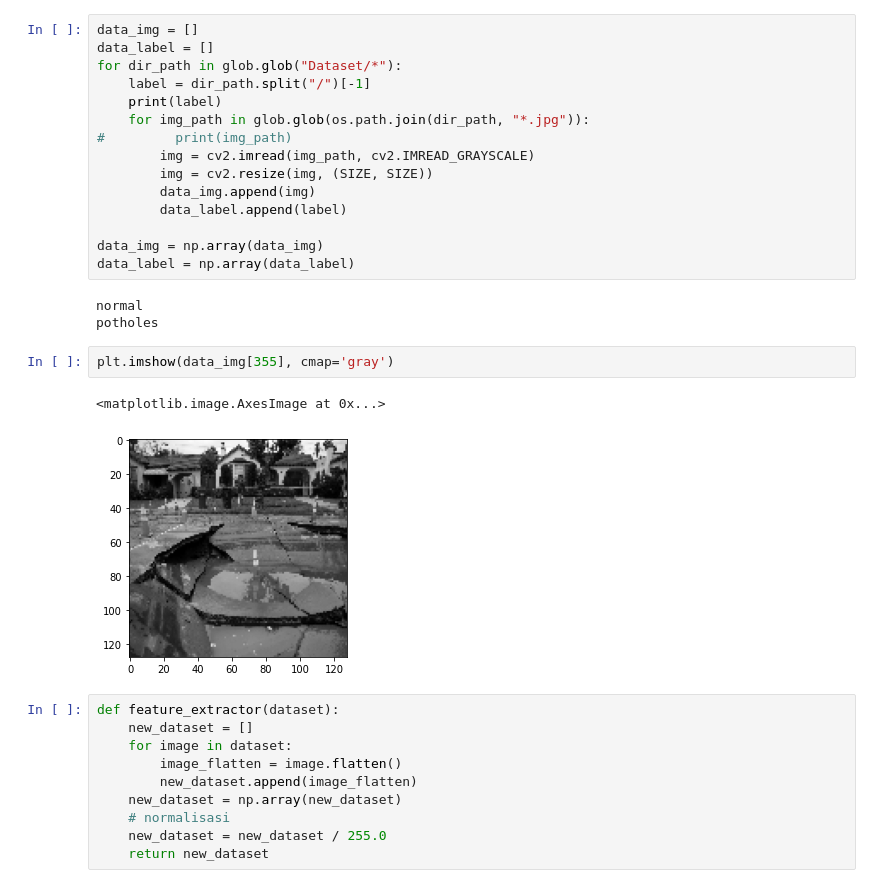
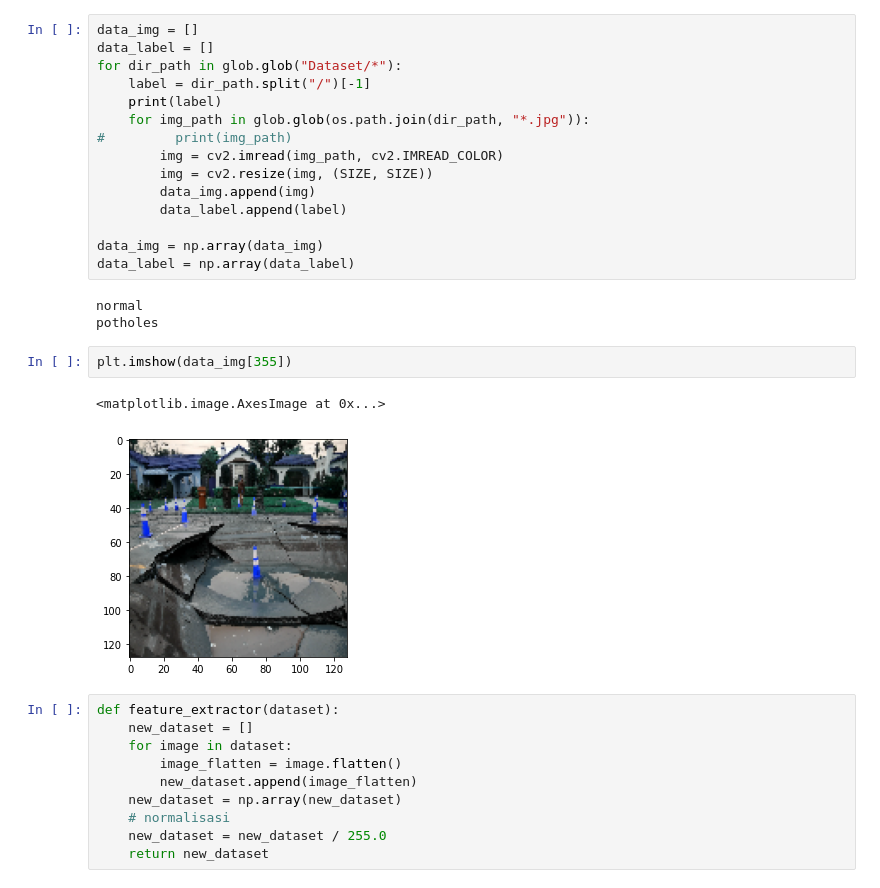
Before and after one commit to azisanw19/pothole-detection-privat, a Jupyter notebook: svm.ipynb, the cells around one changed output. Saved outputs shown, nothing was run; the diff lists cells and outputs as text.

Commit message:
color tidak ada preprocess

```diff
--- a/svm.ipynb
+++ b/svm.ipynb
@@ -18,7 +18,7 @@ for dir_path in glob.glob("Dataset/*"):
     print(label)
     for img_path in glob.glob(os.path.join(dir_path, "*.jpg")):
 #         print(img_path)
-        img = cv2.imread(img_path, cv2.IMREAD_GRAYSCALE)
+        img = cv2.imread(img_path, cv2.IMREAD_COLOR)
         img = cv2.resize(img, (SIZE, SIZE))
         data_img.append(img)
         data_label.append(label)
@@ -29,10 +29,10 @@ data_label = np.array(data_label)
 normal
 potholes
 # %%
-plt.imshow(data_img[355], cmap='gray')
+plt.imshow(data_img[355])
 # %% [output]
 <matplotlib.image.AxesImage at 0x...>
-[figure, old version]
+[figure, new version]
 # %%
 def feature_extractor(dataset):
     new_dataset = []
```
Also changed, not shown: parts of 2 cells of this notebook.
